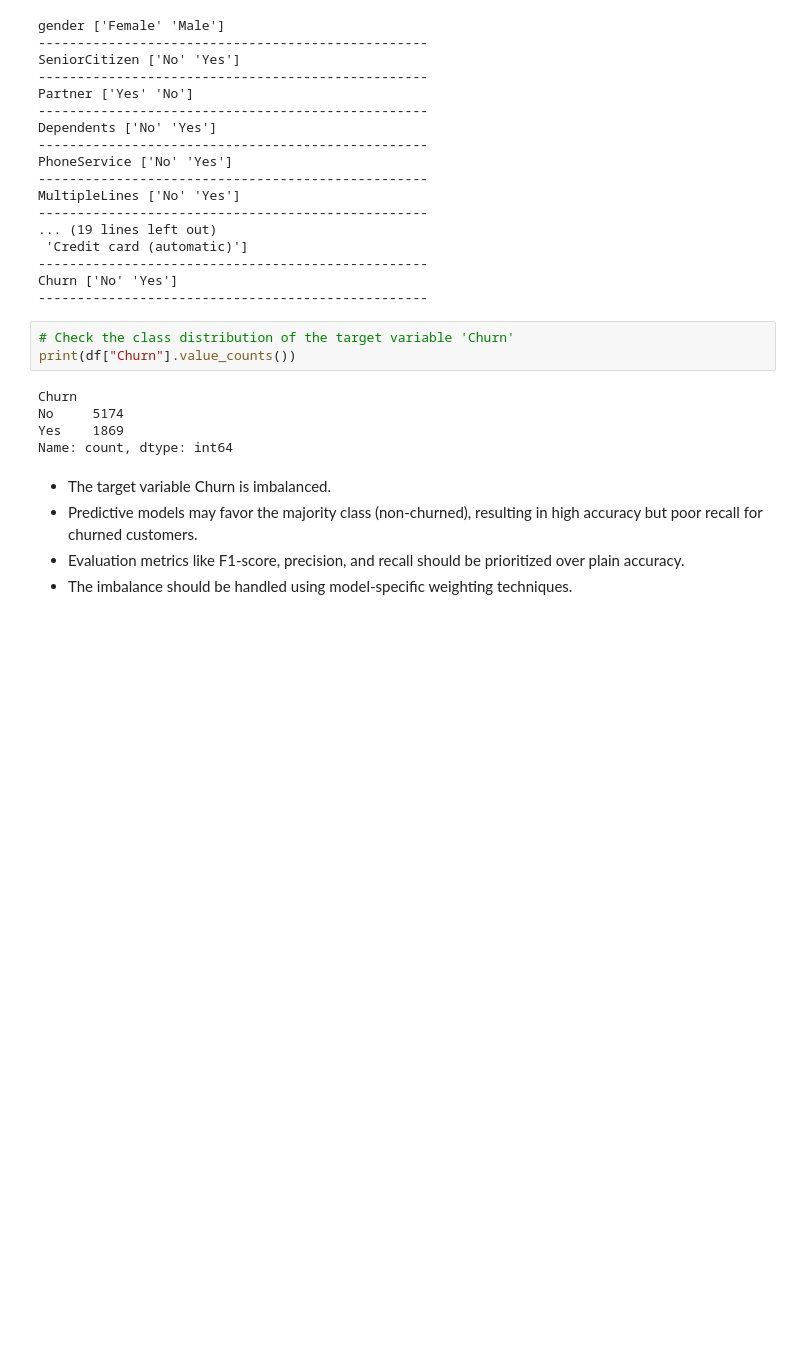
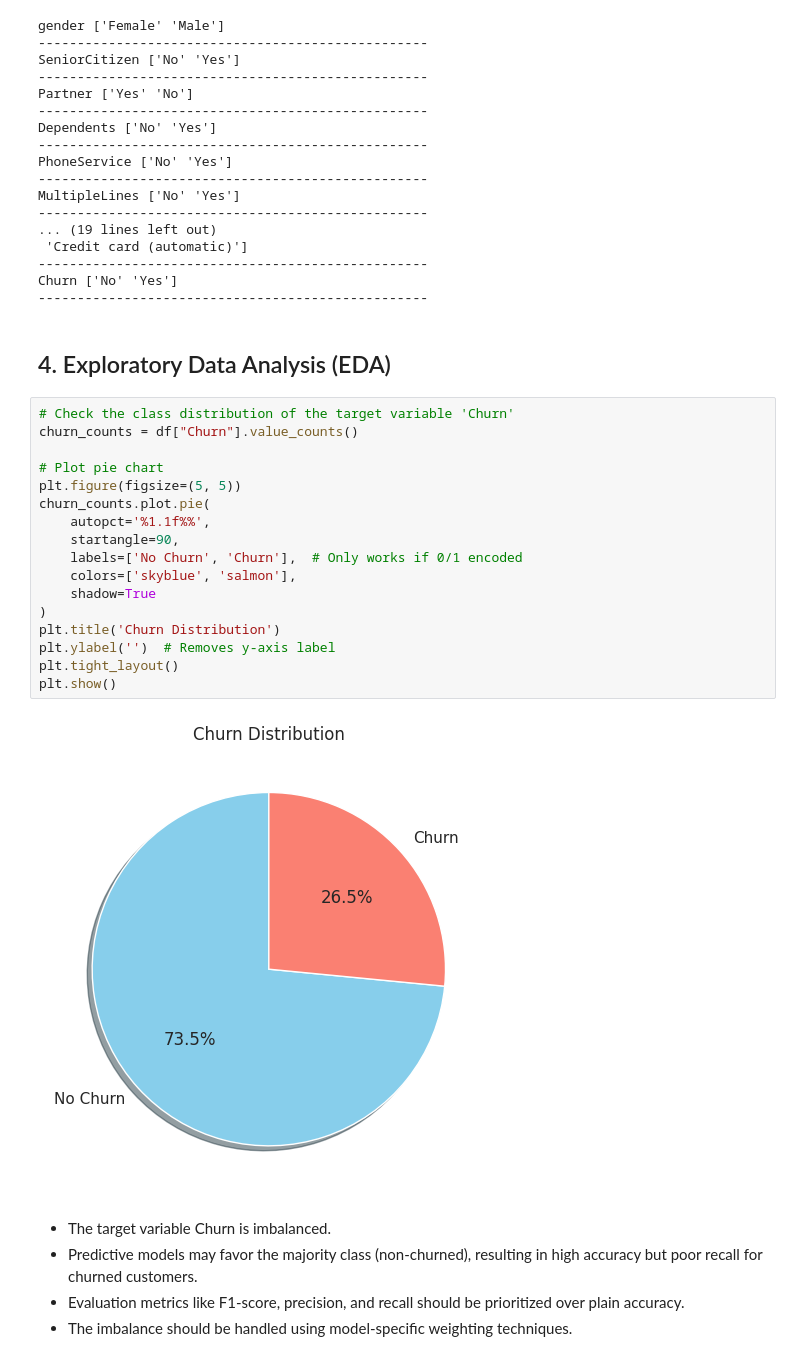
Before and after one commit to erandime/Customer-Churn-Prediction, a Jupyter notebook: Customer_Churn_Prediction.ipynb, the cells around one changed output. Saved outputs shown, nothing was run; the diff lists cells and outputs as text; blank space fills up the shorter version.

```diff
--- a/Customer_Churn_Prediction.ipynb
+++ b/Customer_Churn_Prediction.ipynb
@@ -228,14 +229,27 @@ MultipleLines ['No' 'Yes']
 --------------------------------------------------
 Churn ['No' 'Yes']
 --------------------------------------------------
-# %%
-# Check the class distribution of the target variable 'Churn'
-print(df["Churn"].value_counts())
-# %% [output]
-Churn
-No     5174
-Yes    1869
-Name: count, dtype: int64
+# %% [markdown]
+## 4. Exploratory Data Analysis (EDA)
+# %%
+# Check the class distribution of the target variable 'Churn'
+churn_counts = df["Churn"].value_counts()
+
+# Plot pie chart
+plt.figure(figsize=(5, 5))
+churn_counts.plot.pie(
+    autopct='%1.1f%%',
+    startangle=90,
+    labels=['No Churn', 'Churn'],  # Only works if 0/1 encoded
+    colors=['skyblue', 'salmon'],
+    shadow=True
+)
+plt.title('Churn Distribution')
+plt.ylabel('')  # Removes y-axis label
+plt.tight_layout()
+plt.show()
+# %% [output]
+[figure, added]
 # %% [markdown]
 * The target variable Churn is imbalanced.
 * Predictive models may favor the majority class (non-churned), resulting in high accuracy but poor recall for churned customers.
```
Also changed, not shown: parts of 90 cells of this notebook.
